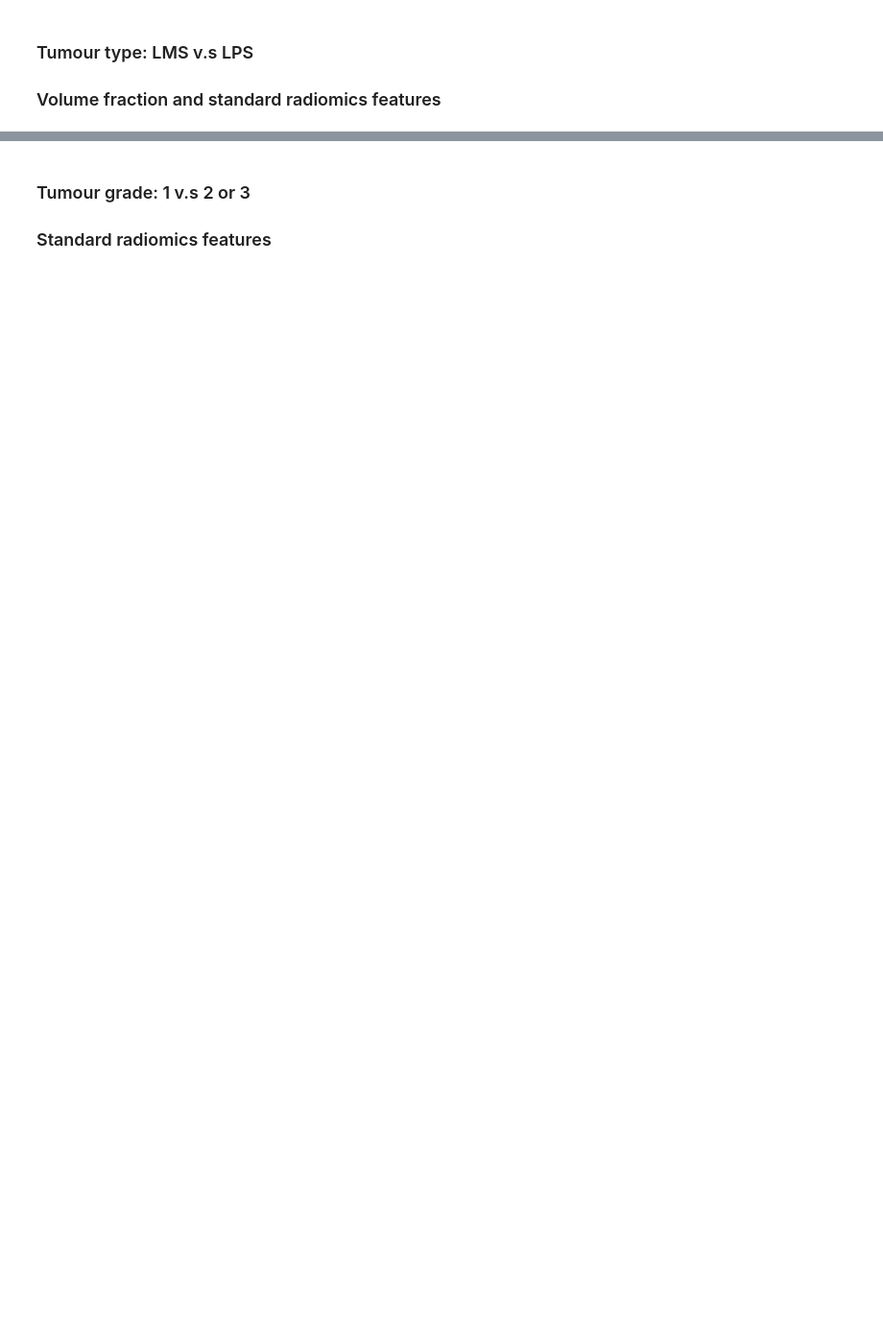
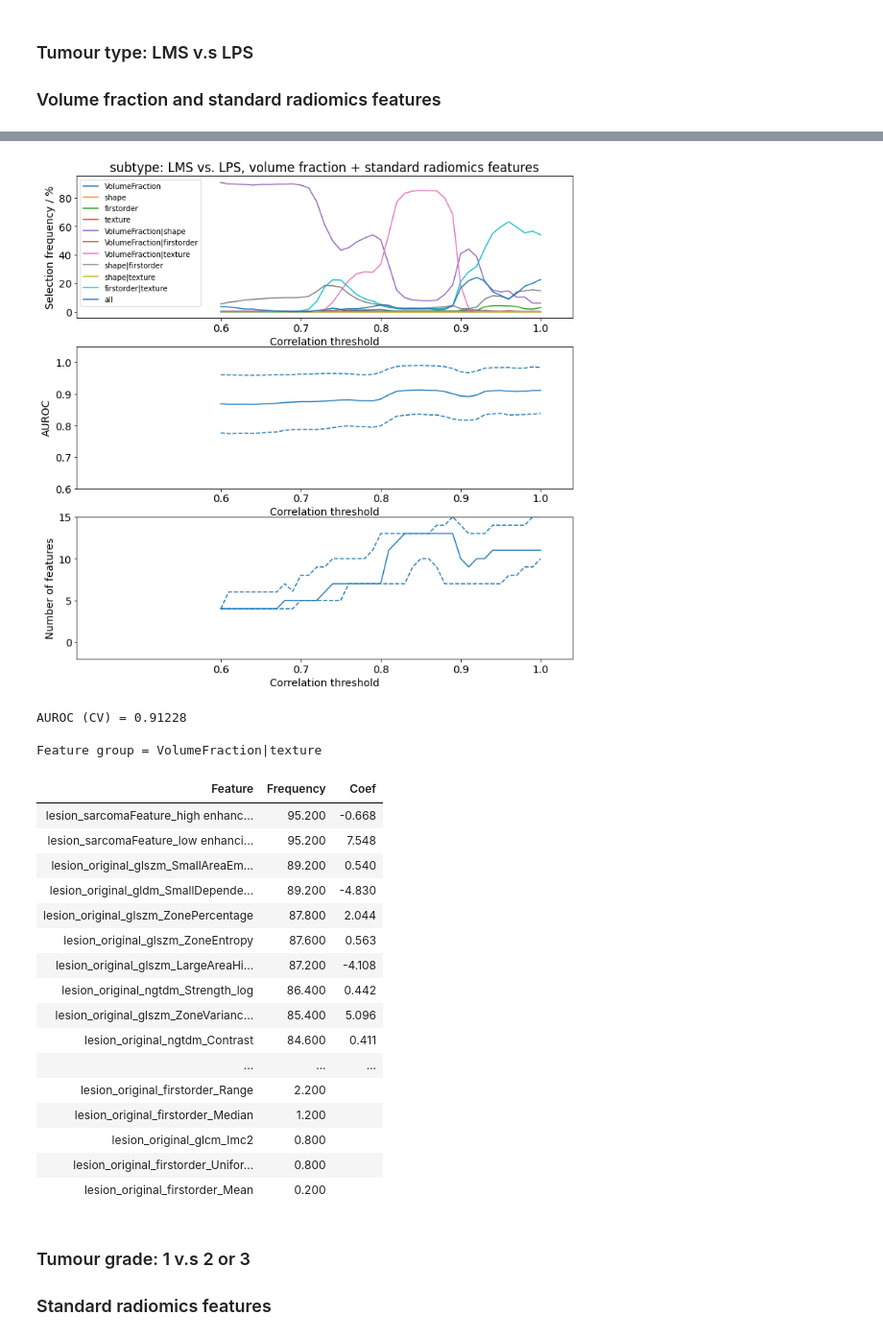
Before and after one commit to MatthewOrton/git_radsarc, a Jupyter notebook: classification/LR_GroupSelection.ipynb, the cells around one changed output, grey strips where cells are left out. Shown at 96% size. Drawn from its saved outputs; the diff is of its cells as text; code cells hidden in the pictures; blank space fills up the shorter version.

```diff
--- a/classification/LR_GroupSelection.ipynb
+++ b/classification/LR_GroupSelection.ipynb
@@ -28,8 +28,8 @@ rootFolder = os.path.join(os.path.expanduser("~"), 'Dicom Files/RADSARC_R')
 from fit_LR_groupSelection_correlationThresholds import fit_LR_groupSelection_correlationThresholds, plotResultExperiments, displayOneExperiment
 
 n_splits = 10
-n_repeats = 10 # 20
-thresholds = np.round(np.arange(0.6,1.00001,0.025), 2) #np.round(np.arange(0.6,1.00001,0.01), 2)
+n_repeats = 50
+thresholds = np.round(np.arange(0.6,1.00001,0.01), 2)
 penalty = 'l1'
 # %% [markdown]
 ### Utility functions
@@ -232,6 +264,9 @@ target = 'subtype'
 featureSet = 'lesion_original|sarcomaFeature'
 
 df = df.filter(regex=featureSet + '|' + target)
+
+# remove one of the volume fraction features as it is co-linear with the others
+df.drop('lesion_sarcomaFeature_mid enhancingVolumeFraction', axis=1, inplace=True)
 # %%
 settings = {'n_splits':n_splits,
             'n_repeats':n_repeats,
@@ -257,8 +310,30 @@ del result
 # %%
 plotResultExperiments(resultVolFracType, titleStr = target + ': LMS vs. LPS, volume fraction + standard radiomics features')
 
-bestCoef, pdFreq = displayOneExperiment(resultVolFracType, threshold=0.8)
+bestCoef, pdFreq = displayOneExperiment(resultVolFracType, threshold=0.85)
 pdFreq.style.hide_index()
+# %% [output]
+[figure, added]
+AUROC (CV) = 0.91228
+
+Feature group = VolumeFraction|texture
+| Feature | Frequency | Coef |
+| lesion_sarcomaFeature_high enhanc... | 95.200 | -0.668 |
+| lesion_sarcomaFeature_low enhanci... | 95.200 | 7.548 |
+| lesion_original_glszm_SmallAreaEm... | 89.200 | 0.540 |
+| lesion_original_gldm_SmallDepende... | 89.200 | -4.830 |
+| lesion_original_glszm_ZonePercentage | 87.800 | 2.044 |
+| lesion_original_glszm_ZoneEntropy | 87.600 | 0.563 |
+| lesion_original_glszm_LargeAreaHi... | 87.200 | -4.108 |
+| lesion_original_ngtdm_Strength_log | 86.400 | 0.442 |
+| lesion_original_glszm_ZoneVarianc... | 85.400 | 5.096 |
+| lesion_original_ngtdm_Contrast | 84.600 | 0.411 |
+| ... | ... | ... |
+| lesion_original_firstorder_Range | 2.200 |  |
+| lesion_original_firstorder_Median | 1.200 |  |
+| lesion_original_glcm_Imc2 | 0.800 |  |
+| lesion_original_firstorder_Unifor... | 0.800 |  |
+| lesion_original_firstorder_Mean | 0.200 |  |
 # %% [markdown]
 ### Tumour grade: 1 v.s 2 or 3
 ### Standard radiomics features
```
Also changed, not shown: parts of 15 cells of this notebook.
